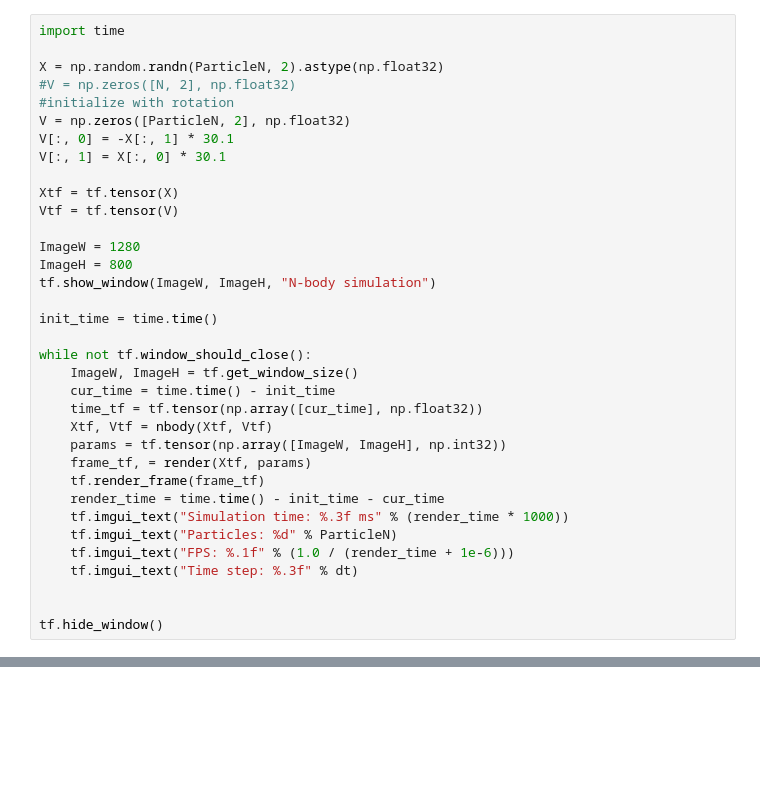
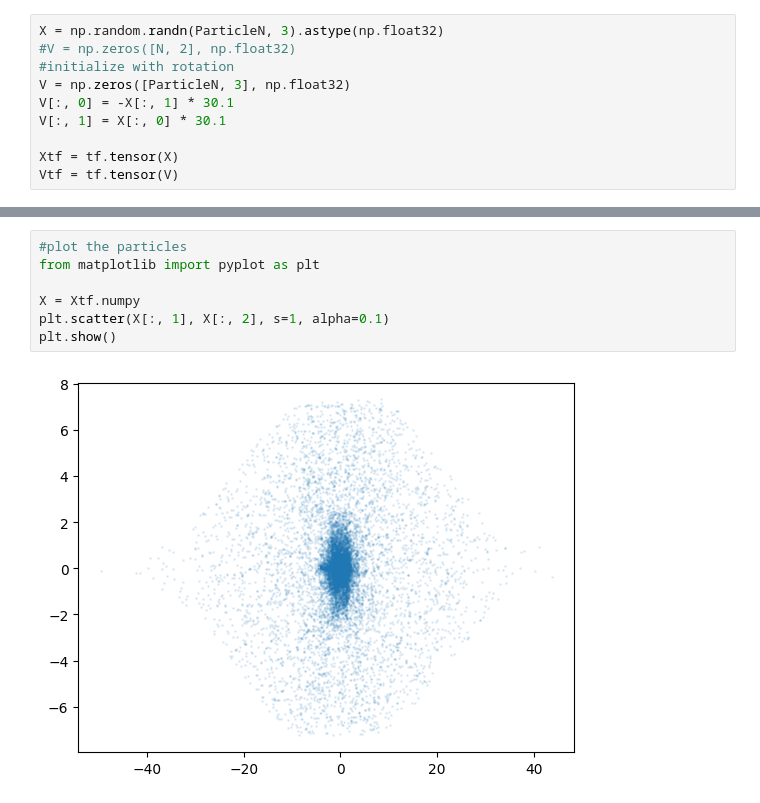
Before and after one commit to MichaelMoroz/TensorFrost, a Jupyter notebook: examples/Simulation/n-body.ipynb, the cells around one changed output, grey strips where cells are left out. Saved outputs shown, nothing was run; the diff lists cells and outputs as text; blank space fills up the shorter version.

Commit message:
Improved 3D nbody

```diff
--- a/examples/Simulation/n-body.ipynb
+++ b/examples/Simulation/n-body.ipynb
@@ -94,35 +284,10 @@ render_particles:
 # %%
-import time
-
-X = np.random.randn(ParticleN, 2).astype(np.float32)
+X = np.random.randn(ParticleN, 3).astype(np.float32)
 #V = np.zeros([N, 2], np.float32)
 #initialize with rotation
-V = np.zeros([ParticleN, 2], np.float32)
+V = np.zeros([ParticleN, 3], np.float32)
 V[:, 0] = -X[:, 1] * 30.1
 V[:, 1] = X[:, 0] * 30.1
 
 Xtf = tf.tensor(X)
 Vtf = tf.tensor(V)
-
-ImageW = 1280
-ImageH = 800
-tf.show_window(ImageW, ImageH, "N-body simulation")
-
-init_time = time.time()
-
-while not tf.window_should_close():
-    ImageW, ImageH = tf.get_window_size()
-    cur_time = time.time() - init_time
-    time_tf = tf.tensor(np.array([cur_time], np.float32))
-    Xtf, Vtf = nbody(Xtf, Vtf)
-    params = tf.tensor(np.array([ImageW, ImageH], np.int32))
-    frame_tf, = render(Xtf, params)
-    tf.render_frame(frame_tf)
-    render_time = time.time() - init_time - cur_time
-    tf.imgui_text("Simulation time: %.3f ms" % (render_time * 1000))
-    tf.imgui_text("Particles: %d" % ParticleN)
-    tf.imgui_text("FPS: %.1f" % (1.0 / (render_time + 1e-6)))
-    tf.imgui_text("Time step: %.3f" % dt)
-
-
-tf.hide_window()
@@ -128,0 +363,9 @@ tf.hide_window()
+# %%
+#plot the particles
+from matplotlib import pyplot as plt
+
+X = Xtf.numpy
+plt.scatter(X[:, 1], X[:, 2], s=1, alpha=0.1)
+plt.show()
+# %% [output]
+[figure, added]
```
Also changed, not shown: parts of 5 cells of this notebook, 1 other file.
